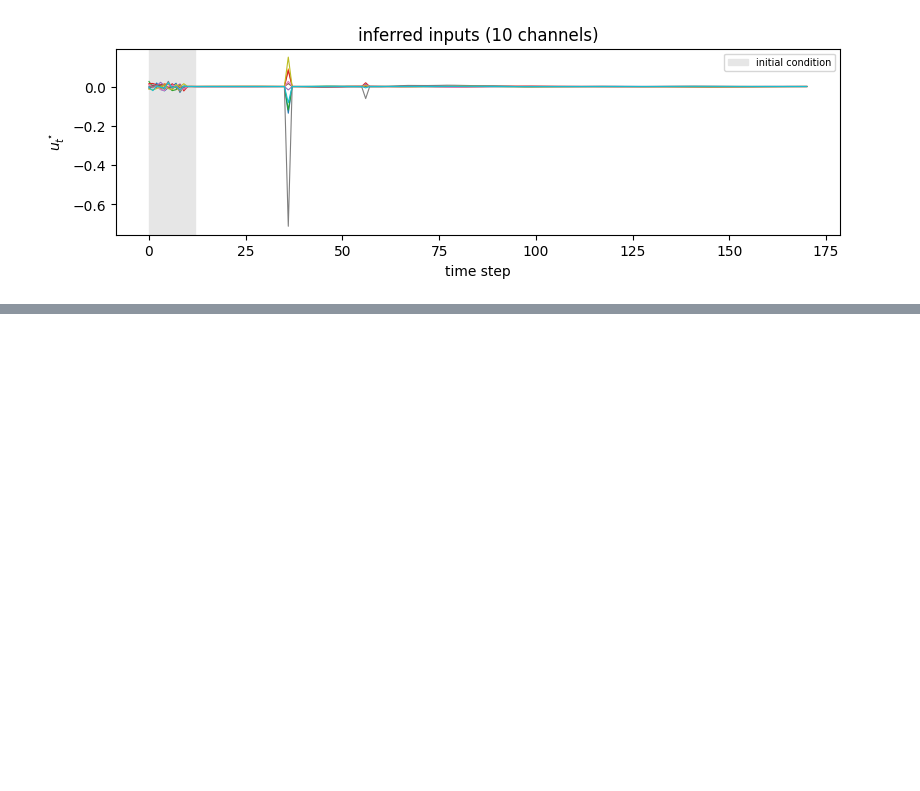
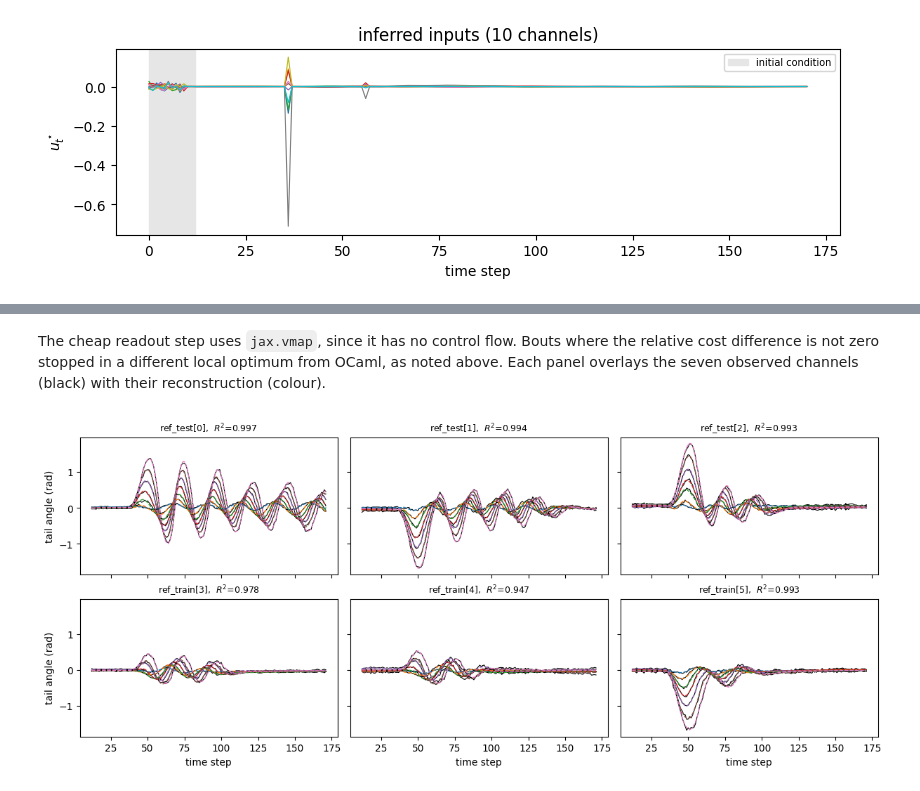
Before and after one commit to ThomasMullen/diffilqrax, a Jupyter notebook: docs/source/examples/zebrafish_tail_reconstruction.ipynb, the cells around one changed output, grey strips where cells are left out. Drawn from its saved outputs; the diff is of its cells as text; code cells hidden in the pictures; blank space fills up the shorter version.

```diff
--- a/docs/source/examples/zebrafish_tail_reconstruction.ipynb
+++ b/docs/source/examples/zebrafish_tail_reconstruction.ipynb
@@ -247,0 +255,23 @@ ax.legend(fontsize=7);
+# %%
+def solve_for_obs(obs_i):
+    params_i = iLQRParams(x0=jnp.zeros(n), theta=theta._replace(obs=obs_i))
+    (Xs_i, Us_i, _), J_i, log_i = ilqr_solver(model, params_i, Us_zero, max_iter=1000, alpha_init=2.0, kkt_tol=1e-6)
+    return Xs_i, Us_i, J_i, log_i
+
+
+all_obs = jnp.asarray(data["saved_tail"])  # (6, 160, 7)
+solve_all = jax.jit(lambda obs_batch: jax.lax.map(solve_for_obs, obs_batch))
+Xs_all, Us_all, J_all, log_all = solve_all(all_obs)
+
+o_all = jax.vmap(lambda xs: readout(xs[N_BEG:N_BEG + all_obs.shape[1]], theta))(Xs_all)
+r2_all = 1 - jnp.sum((o_all - all_obs) ** 2, axis=(1, 2)) / jnp.sum((all_obs - all_obs.mean(1, keepdims=True)) ** 2, axis=(1, 2))
+log_all = onp.asarray(log_all)
+# once converged the cost history repeats the final cost
+iters = [int(onp.nonzero(h != h[-1])[0].max(initial=-1)) + 1 for h in log_all]
+
+print(f"{'bout':>14s} {'J OCaml':>11s} {'J diffilqrax':>12s} {'rel diff':>9s} {'R^2':>6s} {'iters':>5s}")
+for b in range(all_obs.shape[0]):
+    J_oc = data["ilqr_cost"][b]
+    label = f"{data['source'][b]}[{b}]"
+    print(f"{label:>14s} {J_oc:11.3f} {float(J_all[b]):12.3f} {(float(J_all[b]) - J_oc) / abs(J_oc):9.1e} "
+          f"{float(r2_all[b]):6.3f} {iters[b]:5d}")
@@ -247,0 +286,17 @@ ax.legend(fontsize=7);
+# %% [markdown]
+The cheap readout step uses `jax.vmap`, since it has no control flow. Bouts where the relative cost
+difference is not zero stopped in a different local optimum from OCaml, as noted above. Each panel overlays
+the seven observed channels (black) with their reconstruction (colour).
+# %%
+fig, axes = plt.subplots(2, 3, figsize=(12, 5), sharex=True, sharey=True, layout="constrained")
+for b, ax in enumerate(axes.flat):
+    ax.plot(t_obs, all_obs[b], c="k", lw=0.8)
+    for ch in range(n_out):
+        ax.plot(t_obs, o_all[b, :, ch], c=f"C{ch}", lw=1, ls="--")
+    ax.set_title(f"{data['source'][b]}[{b}],  $R^2$={float(r2_all[b]):.3f}", fontsize=9)
+for ax in axes[-1]:
+    ax.set_xlabel("time step")
+for ax in axes[:, 0]:
+    ax.set_ylabel("tail angle (rad)")
+# %% [output]
+[figure, added]
```
Also changed, not shown: parts of 5 cells of this notebook.
